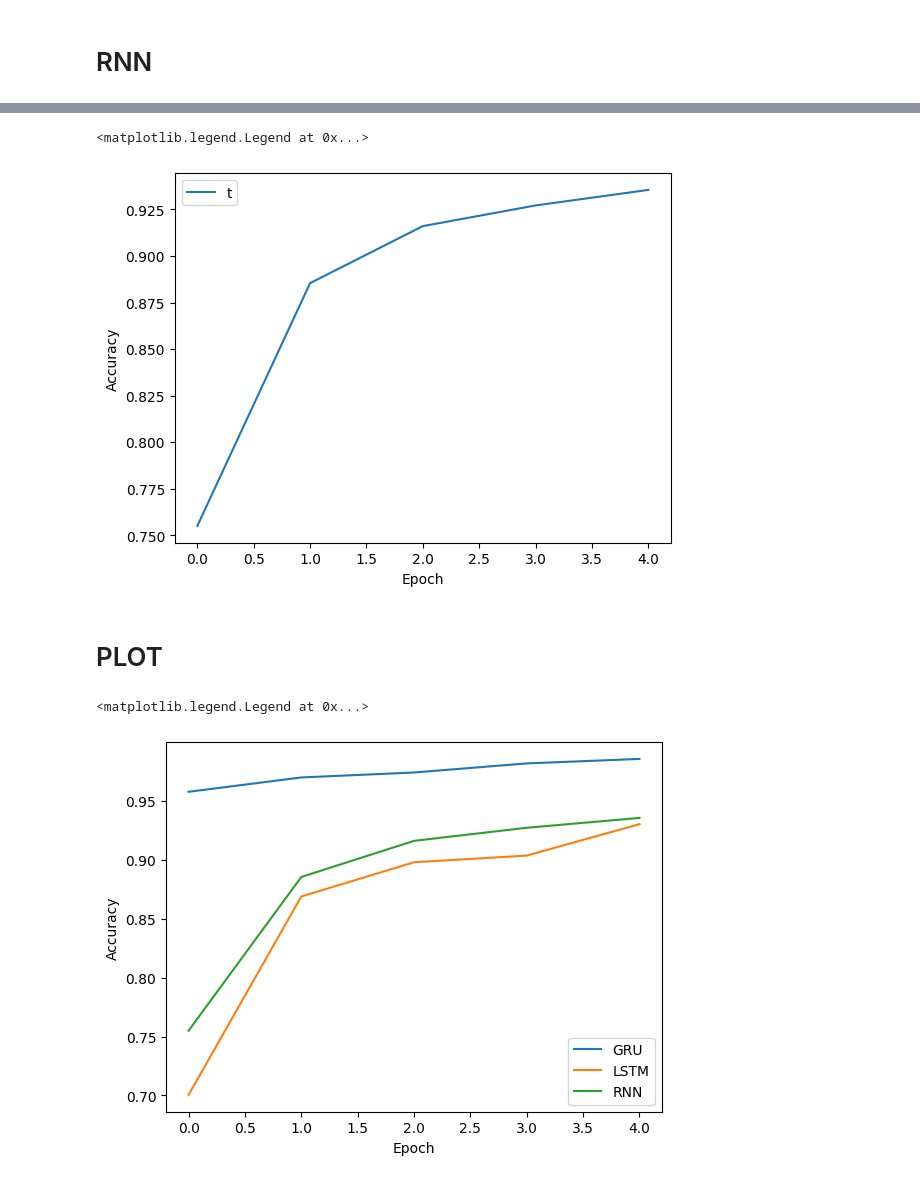
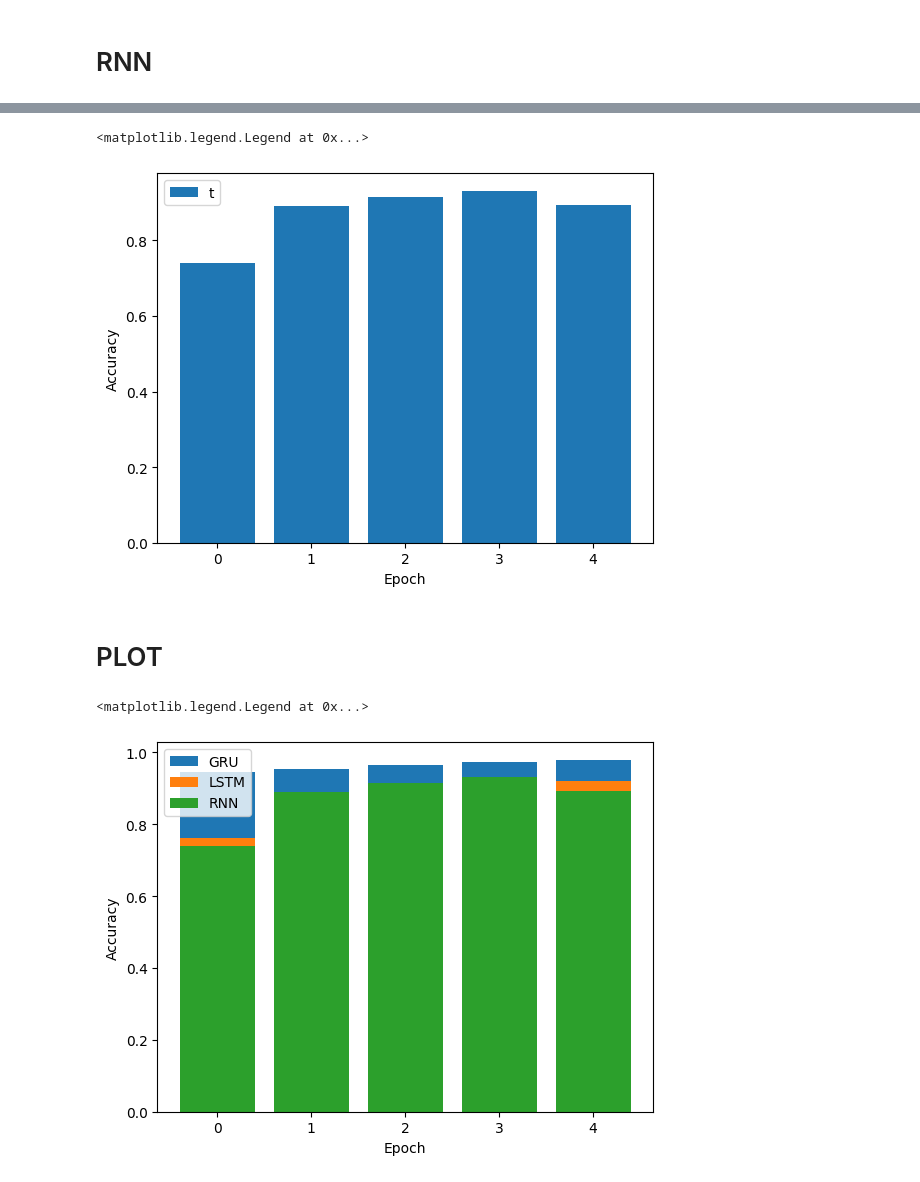
Before and after one commit to sathwik1404/deeplearning, a Jupyter notebook: Dl_Assignment.ipynb, the cells around one changed output, grey strips where cells are left out. Saved outputs shown, nothing was run; the diff lists cells and outputs as text; code cells hidden in the pictures.

```diff
--- a/Dl_Assignment.ipynb
+++ b/Dl_Assignment.ipynb
@@ -167,22 +167,22 @@ train_acc3 = h.history['accuracy']
 xc3=range(len(train_loss3))
 import matplotlib.pyplot as plt
 %matplotlib inline
-plt.plot(xc3, train_acc3)
+plt.bar(xc3, train_acc3)
 plt.xlabel("Epoch")
 plt.ylabel("Accuracy")
 plt.legend('train')
 # %% [output]
 <matplotlib.legend.Legend at 0x...>
-[figure, old version]
+[figure, new version]
 # %% [markdown]
 # PLOT
 # %%
-plt.plot(xc1, train_acc1)
-plt.plot(xc2, train_acc2)
-plt.plot(xc3, train_acc3)
+plt.bar(xc1, train_acc1)
+plt.bar(xc2, train_acc2)
+plt.bar(xc3, train_acc3)
 plt.xlabel("Epoch")
 plt.ylabel("Accuracy")
 plt.legend(["GRU","LSTM","RNN"])
 # %% [output]
 <matplotlib.legend.Legend at 0x...>
-[figure, old version]
+[figure, new version]
```
Also changed, not shown: parts of 9 cells of this notebook.
